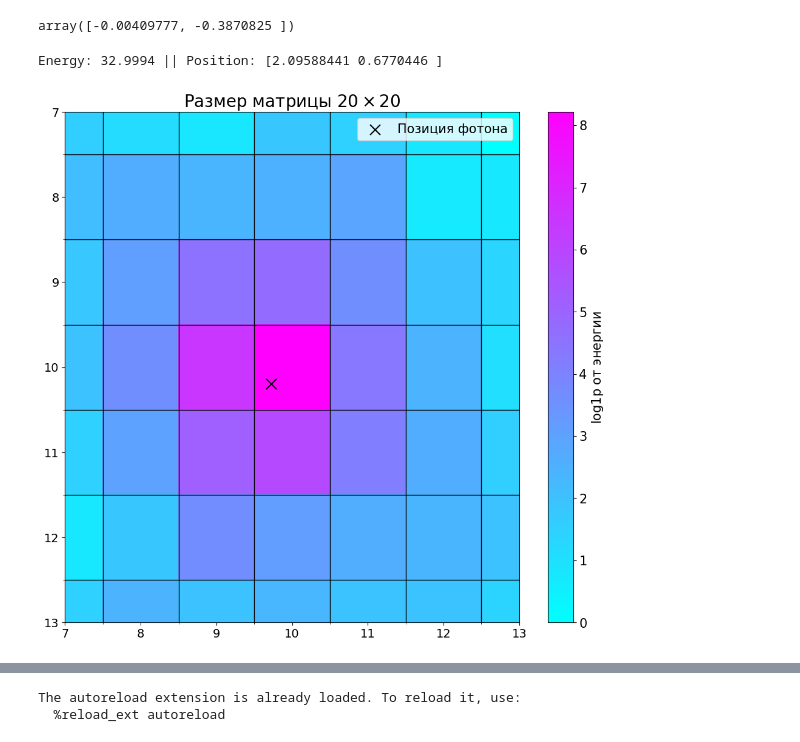
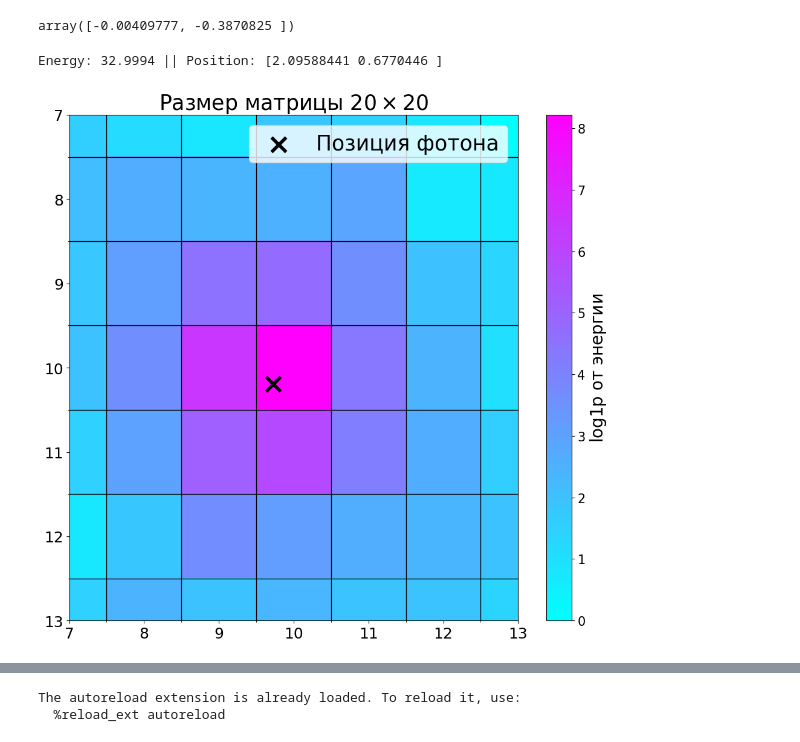
Before and after one commit to dxtvzw/ecal-optimization, a Jupyter notebook: src/tmp.ipynb, the cells around one changed output, grey strips where cells are left out. Drawn from its saved outputs; the diff is of its cells as text; code cells hidden in the pictures.

```diff
--- a/src/tmp.ipynb
+++ b/src/tmp.ipynb
@@ -32,8 +32,8 @@ import re
 # data_path = 'data/0001_64k_wpc_25x25_spot_rs42.root'
 # data_path = 'data/0001_64k_wpc_15x15_spot.root'
 # data_path = 'data/0001_64k_real_spectra_15x15_spot.root'
-data_path = "data/0001_64k_wpc_10x10_spot_v2.root"
-# data_path = "data/0001_64k_wpc_20x20_spot.root"
+# data_path = "data/0001_64k_wpc_10x10_spot_v2.root"
+data_path = "data/0001_64k_wpc_20x20_spot.root"
 # data_path = "data/0001_64k_wpc_40x40_spot_rs42.root"
 
 root_file = uproot.open(data_path)
@@ -142,40 +142,40 @@ plt.imshow(data, cmap='cool', interpolation='nearest', aspect='auto')
 sensor_size = 60.6
 
 image_height, image_width = data.shape
 cell_size = sensor_size / image_height
 
 cbar = plt.colorbar()
 cbar.ax.tick_params(labelsize=15)
-cbar.set_label("$\\mathsf{log1p}$ от энергии", fontsize=15)
+cbar.set_label("$\\mathsf{log1p}$ от энергии", fontsize=20)
 
-plt.scatter(trg[1] / cell_size + (image_height - 1) / 2, trg[0] / cell_size + (image_width - 1) / 2, color='black', marker='x', s=150.0, label='Позиция фотона')
+plt.scatter(trg[1] / cell_size + (image_height - 1) / 2, trg[0] / cell_size + (image_width - 1) / 2, color='black', marker='x', s=300.0, label='Позиция фотона', linewidths=4)
 
-plt.xticks(list(range(data.shape[0])), fontsize=14)
-plt.yticks(list(range(data.shape[1])), fontsize=14)
+plt.xticks(list(range(data.shape[0])), fontsize=18)
+plt.yticks(list(range(data.shape[1])), fontsize=18)
 
 plt.tight_layout()
-plt.title(f"Размер матрицы ${data.shape[0]} \\times {data.shape[1]}$", fontsize=20)
-plt.legend(fontsize=15)
+plt.title(f"Размер матрицы ${data.shape[0]} \\times {data.shape[1]}$", fontsize=25)
+plt.legend(fontsize=25)
 
 ax=plt.gca()
 ax.set_xticks([x-0.5 for x in range(1,image_height)], minor=True)
 ax.set_yticks([y-0.5 for y in range(1,image_width)], minor=True)
 
 plt.grid(True, which='minor', color='black', linestyle='-', linewidth=1)
 
 plt.savefig(f"../report/graphics/data_{image_height}x{image_width}", bbox_inches='tight')
 
 x_min = image_height / 2 - 3
 x_max = image_height / 2 + 3
 
 plt.axis([x_min, x_max, x_max, x_min])
 
 plt.savefig(f"../report/graphics/data_{image_height}x{image_width}_zoomed", bbox_inches='tight')
 
 plt.show()
 # %% [output]
 Energy: 32.9994 || Position: [2.09588441 0.6770446 ]
-[figure, old version]
+[figure, new version]
 # %%
 id = 2
 
```
Also changed, not shown: parts of 1 cell of this notebook, 11 other files.
